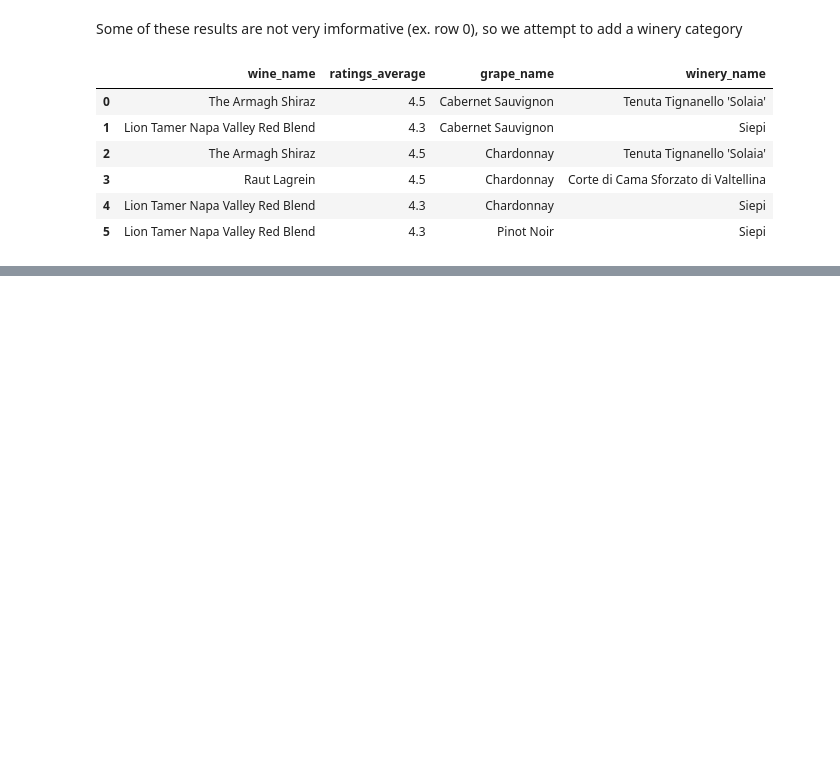
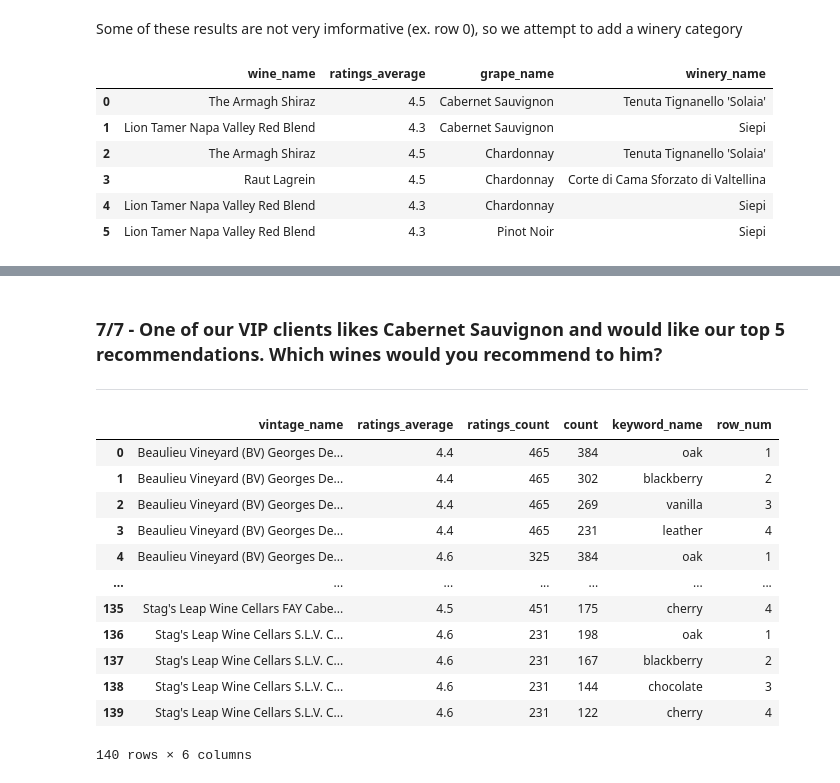
Before and after one commit to jduffy93/wine-market-analysis, a Jupyter notebook: wiwino_analysis.ipynb, the cells around one changed output, grey strips where cells are left out. Saved outputs shown, nothing was run; the diff lists cells and outputs as text; code cells hidden in the pictures; blank space fills up the shorter version.

```diff
--- a/wiwino_analysis.ipynb
+++ b/wiwino_analysis.ipynb
@@ -224,0 +347,55 @@ Unfortunately, this reduces our dataset drastically, and so cannot be used. Even
+# %% [markdown]
+### 7/7 - One of our VIP clients likes Cabernet Sauvignon and would like our top 5 recommendations. Which wines would you recommend to him?
+___
+# %%
+query = """
+SELECT *
+FROM (
+    SELECT
+        vintages.name AS vintage_name,
+        vintages.ratings_average,
+        vintages.ratings_count,
+        keywords_wine.count,
+        keywords.name AS keyword_name,
+        ROW_NUMBER() OVER (PARTITION BY vintages.name ORDER BY keywords_wine.count DESC) AS row_num
+    FROM
+        wines
+    JOIN
+        vintages ON wines.id = vintages.wine_id,
+        keywords_wine ON wines.id = keywords_wine.wine_id,
+        keywords ON keywords_wine.keyword_id = keywords.id
+    WHERE
+        keywords_wine.count >= 10
+        --vintage_name == 'Château Lafite Rothschild Pauillac (Premier Grand Cru Classé) 2003'
+    GROUP BY
+        vintage_name,
+        keyword_name,
+        vintages.ratings_average,
+        vintages.ratings_count,
+        keywords_wine.count
+) AS subquery
+WHERE
+    --row_num <= 4 AND vintage_name = 'Château Lafite Rothschild Pauillac (Premier Grand Cru Classé) 2003'
+    --row_num <= 4 AND vintage_name = 'Scarecrow Cabernet Sauvignon 2015'
+    row_num <= 4 AND vintage_name LIKE '%Cabernet Sauvignon%'
+
+ORDER BY
+    vintage_name ASC,
+    count DESC
+            """
+df = pd.read_sql_query(query, conn)
+df
+# %% [output]
+|  | vintage_name | ratings_average | ratings_count | count | keyword_name | row_num |
+| 0 | Beaulieu Vineyard (BV) Georges De... | 4.4 | 465 | 384 | oak | 1 |
+| 1 | Beaulieu Vineyard (BV) Georges De... | 4.4 | 465 | 302 | blackberry | 2 |
+| 2 | Beaulieu Vineyard (BV) Georges De... | 4.4 | 465 | 269 | vanilla | 3 |
+| 3 | Beaulieu Vineyard (BV) Georges De... | 4.4 | 465 | 231 | leather | 4 |
+| 4 | Beaulieu Vineyard (BV) Georges De... | 4.6 | 325 | 384 | oak | 1 |
+| ... | ... | ... | ... | ... | ... | ... |
+| 135 | Stag's Leap Wine Cellars FAY Cabe... | 4.5 | 451 | 175 | cherry | 4 |
+| 136 | Stag's Leap Wine Cellars S.L.V. C... | 4.6 | 231 | 198 | oak | 1 |
+| 137 | Stag's Leap Wine Cellars S.L.V. C... | 4.6 | 231 | 167 | blackberry | 2 |
+| 138 | Stag's Leap Wine Cellars S.L.V. C... | 4.6 | 231 | 144 | chocolate | 3 |
+| 139 | Stag's Leap Wine Cellars S.L.V. C... | 4.6 | 231 | 122 | cherry | 4 |
+140 rows × 6 columns
```
Also changed, not shown: parts of 11 cells of this notebook, 1 other file.
